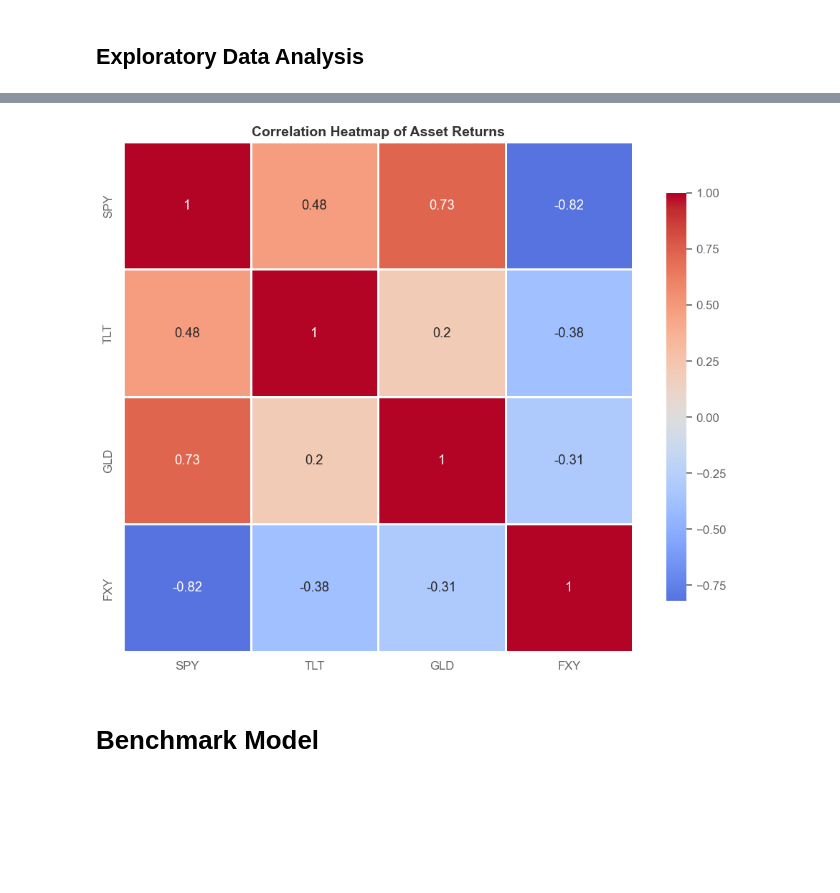
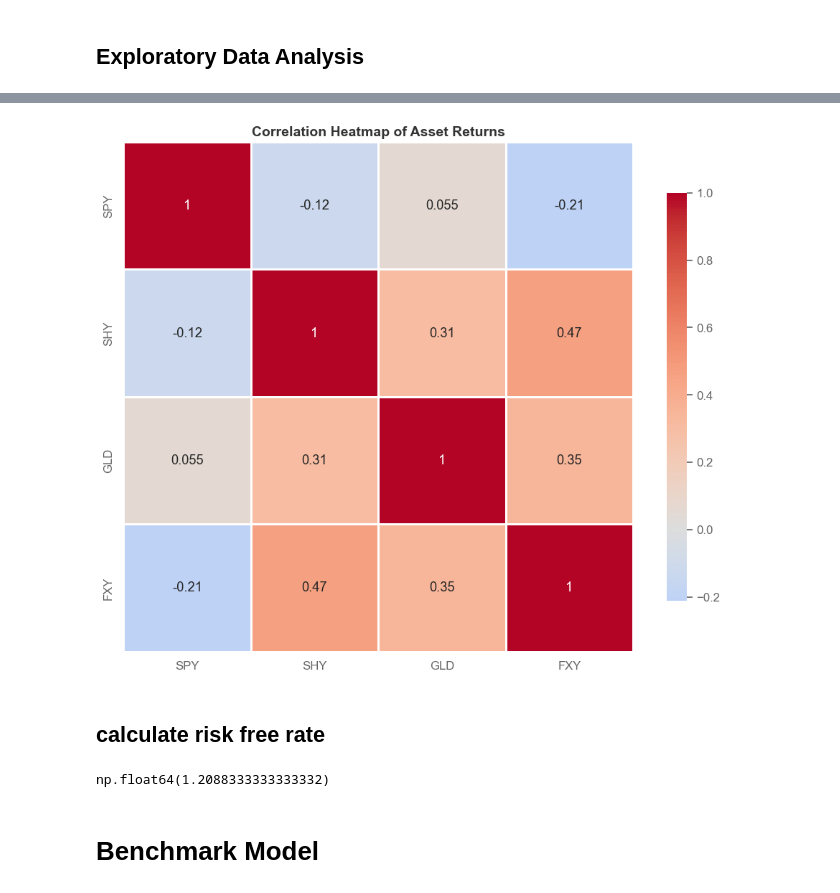
Before and after one commit to gamegtboyz/rl_portfolio, a Jupyter notebook: main.ipynb, the cells around one changed output, grey strips where cells are left out. Cells and saved outputs as stored; diff of their text form; code cells hidden in the pictures; blank space fills up the shorter version.

```diff
--- a/main.ipynb
+++ b/main.ipynb
@@ -74,7 +65,7 @@ import portfolio_env
 start = '2010-01-01'
 end = '2024-12-31'
 # tickers = ['SPY','QQQ','IWM','AGG','TLT','IEF','SHY','GLD','UUP','FXE','FXY','FXB']
-tickers=  ['SPY','TLT','GLD','FXY']
+tickers=  ['SPY','SHY','GLD','FXY']
 
 raw_data = yf.download(tickers, start=start, end=end, group_by='ticker')
 
@@ -96,0 +80,2 @@ data.corr()
+# %%
+data_ret = data.pct_change().dropna()
@@ -97,15 +90,23 @@ data.corr()
 # %%
 plt.figure(figsize=(10, 8))
-sns.heatmap(data.corr(), annot=True, cmap='coolwarm', center=0,
+sns.heatmap(data_ret.corr(), annot=True, cmap='coolwarm', center=0,
             square=True, linewidths=1, cbar_kws={"shrink": 0.8})
 plt.title('Correlation Heatmap of Asset Returns', fontsize=14, fontweight='bold')
 plt.tight_layout()
 plt.show()
 # %% [output]
-[figure, old version]
+[figure, new version]
 # %%
 # export the data
 data.to_csv('tables/price_data.csv')
+# %% [markdown]
+## calculate risk free rate
+# %%
+rf_data = pd.read_csv('tables/TB3MS.csv', index_col=0, parse_dates=True)
+rf_rate = rf_data['TB3MS'].mean()
+rf_rate
+# %% [output]
+np.float64(1.2088333333333332)
 # %% [markdown]
 # Benchmark Model
 # %% [markdown]
```
Also changed, not shown: parts of 17 cells of this notebook, 7 other files.
